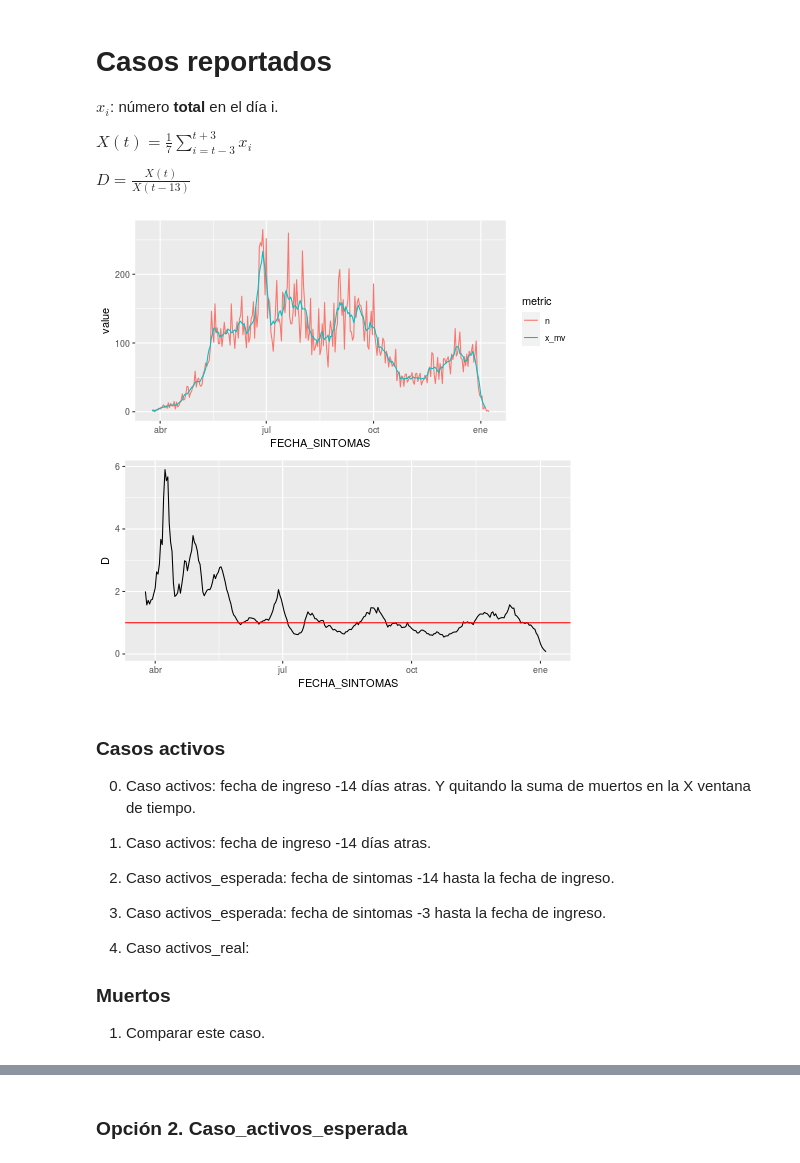
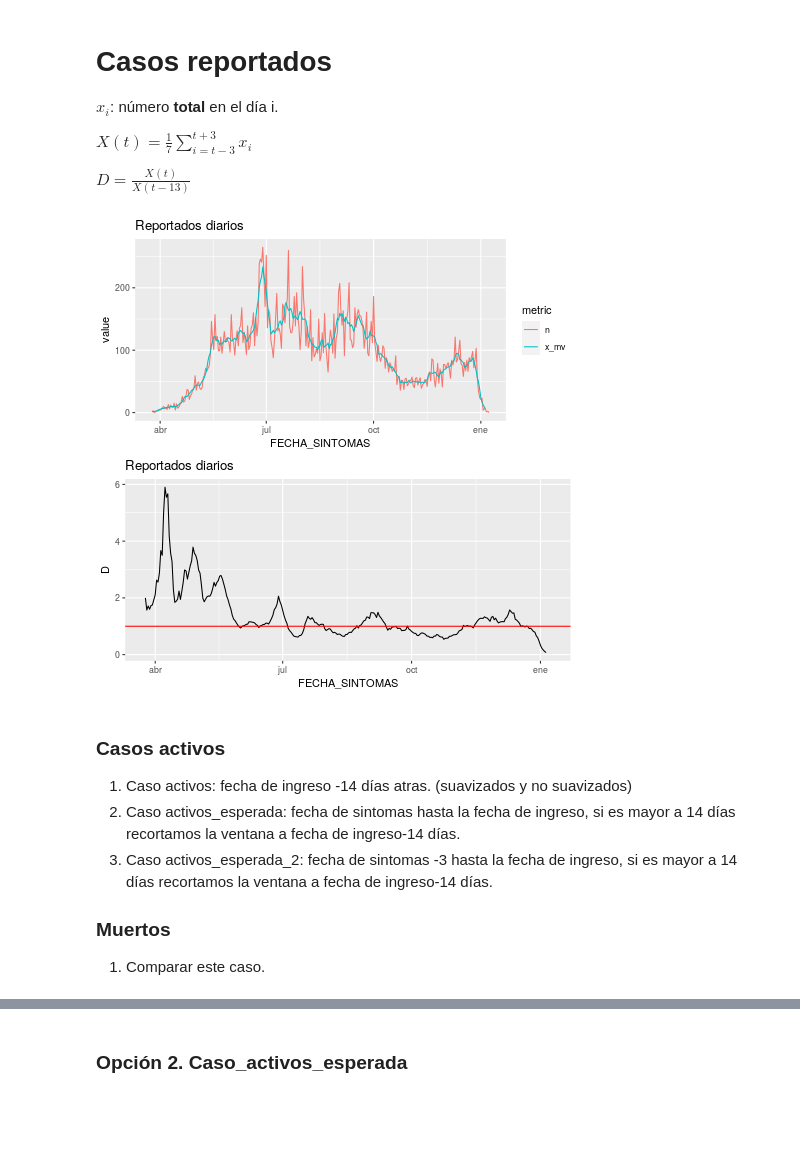
Before and after one commit to Enriquesec/Determinacion-de-un-numero-reproductivo-dinamico-a-partir-de-datos-epidemiologicos-diarios, a Jupyter notebook: notebooks/analisis_indicador_guanajuato.ipynb, the cells around one changed output, grey strips where cells are left out. Drawn from its saved outputs; the diff is of its cells as text; code cells hidden in the pictures; blank space fills up the shorter version.

```diff
--- a/notebooks/analisis_indicador_guanajuato.ipynb
+++ b/notebooks/analisis_indicador_guanajuato.ipynb
@@ -120,14 +117,25 @@ media_movil <- function(df, k, m, col){
         df_mv["n_lag_m"] <- shift(df_mv$x_mv, n=m)
         df_mv <- df_mv[!is.na(df_mv$n_lag_m),]
         df_mv["D"] <- df_mv["x_mv"]/df_mv["n_lag_m"]
+        df_mv["Dn"] <- df_mv["n"]/df_mv["n_lag_m"]
     }
-    else{
+    else if(col==0){
         df_mv <- df %>%
                     select(FECHA_SINTOMAS, n) %>%
                     mutate(x_mv = rollmean(n, k = k, fill = NA))
         df_mv["n_lag_m"] <- shift(df_mv$x_mv, n=m)
         df_mv <- df_mv[!is.na(df_mv$n_lag_m),]
         df_mv["D"] <- df_mv["x_mv"]/df_mv["n_lag_m"]
+        df_mv["Dn"] <- df_mv["n"]/df_mv["n_lag_m"]
+    }
+    else{
+        df_mv <- df %>%
+                    select(FECHA_DEF, n) %>%
+                    mutate(x_mv = rollmean(n, k = k, fill = NA))
+        df_mv["n_lag_m"] <- shift(df_mv$x_mv, n=m)
+        df_mv <- df_mv[!is.na(df_mv$n_lag_m),]
+        df_mv["D"] <- df_mv["x_mv"]/df_mv["n_lag_m"]
+        df_mv["Dn"] <- df_mv["n"]/df_mv["n_lag_m"]
     }
     df_mv
 }
@@ -211,27 +207,25 @@ $D=\frac{X(t)}{X(t-13)}$
 # %%
 %%R
 guanajuto_media_movil <- media_movil(totales_guanajuato_completo, 7, 14, 0)
 p1 <- guanajuto_media_movil %>%
   gather(metric, value, n:x_mv) %>%
   ggplot(aes(FECHA_SINTOMAS, value, color = metric)) +
-  geom_line()
+  geom_line()+
+  labs(title="Reportados diarios")
 
 p2 <- ggplot(guanajuto_media_movil, aes(FECHA_SINTOMAS, D))+
     geom_line()+
-    geom_hline(yintercept=1, color="red")
+    geom_hline(yintercept=1, color="red")+
+  labs(title="Reportados diarios")
 
 grid.arrange(p1, p2, ncol=1)
 # %% [output]
-[figure, old version]
+[figure, new version]
 # %% [markdown]
 ### Casos activos
-0. Caso activos: fecha de ingreso -14 días atras. Y quitando la suma de muertos en la X ventana de tiempo.
-1. Caso activos: fecha de ingreso -14 días atras.
-
-2. Caso activos_esperada: fecha de sintomas -14 hasta la fecha de ingreso.
-3. Caso activos_esperada: fecha de sintomas -3 hasta la fecha de ingreso.
-
-4. Caso activos_real:
+1. Caso activos: fecha de ingreso -14 días atras. (suavizados y no suavizados)
+2. Caso activos_esperada: fecha de sintomas hasta la fecha de ingreso, si es mayor a 14 días recortamos la ventana a fecha de ingreso-14 días.
+3. Caso activos_esperada_2: fecha de sintomas -3 hasta la fecha de ingreso, si es mayor a 14 días recortamos la ventana a fecha de ingreso-14 días.
 
 ### Muertos
 1. Comparar este caso.
```
Also changed, not shown: parts of 31 cells of this notebook.
